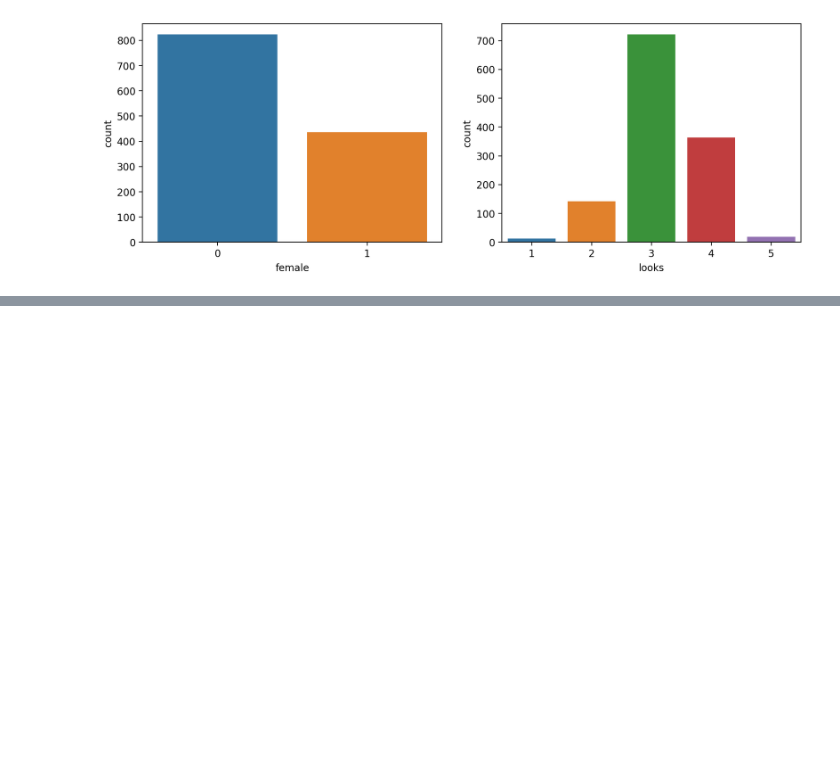
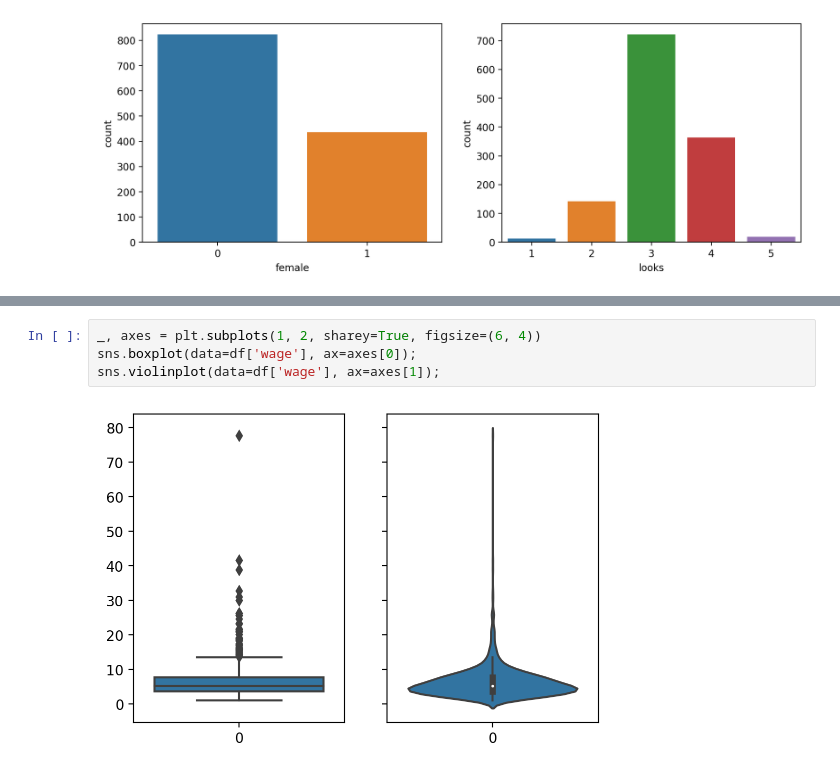
Before and after one commit to nikolay-sobyanin/ML, a Jupyter notebook: visualization/basic.ipynb, the cells around one changed output, grey strips where cells are left out. Saved outputs shown, nothing was run; the diff lists cells and outputs as text; blank space fills up the shorter version.

```diff
--- a/visualization/basic.ipynb
+++ b/visualization/basic.ipynb
@@ -101,0 +114,6 @@ sns.countplot(x='looks', data=df, ax=axes[1]);
+# %%
+_, axes = plt.subplots(1, 2, sharey=True, figsize=(6, 4))
+sns.boxplot(data=df['wage'], ax=axes[0]);
+sns.violinplot(data=df['wage'], ax=axes[1]);
+# %% [output]
+[figure, added]
```
Also changed, not shown: parts of 11 cells of this notebook.
